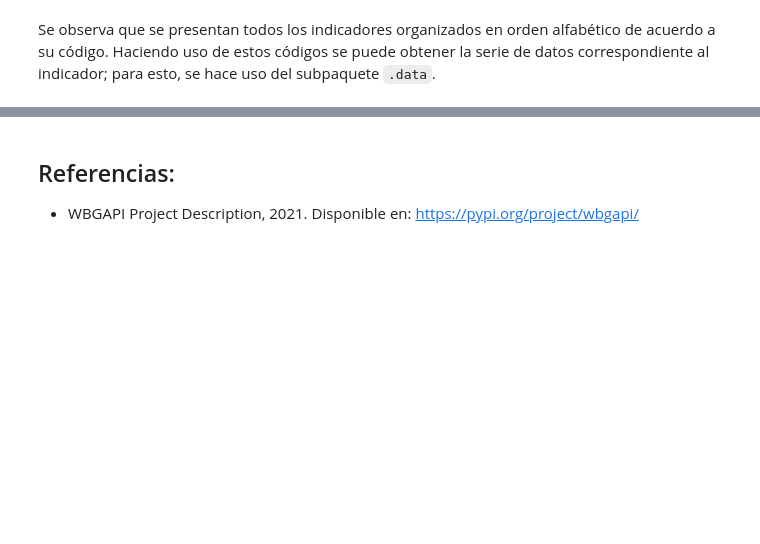
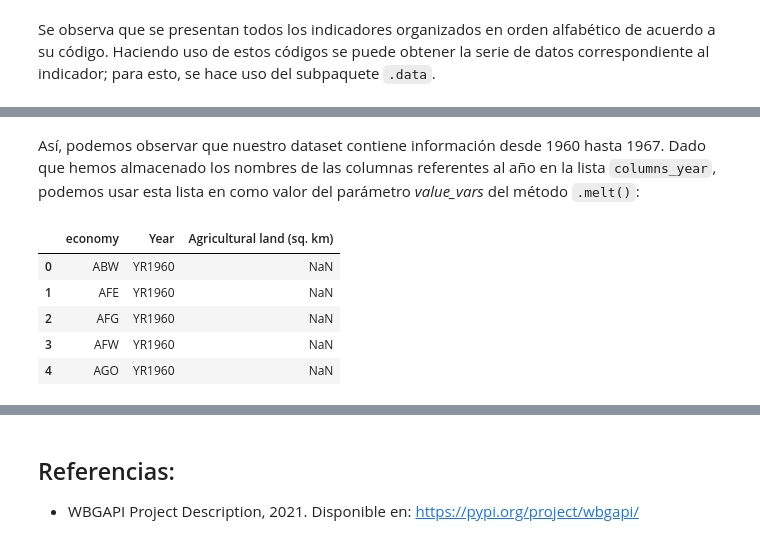
Before and after one commit to FabianTriana/Web-Scraping-Obtencion-Datos, a Jupyter notebook: Banco Mundial WBGAPI.ipynb, the cells around one changed output, grey strips where cells are left out. Drawn from its saved outputs; the diff is of its cells as text; code cells hidden in the pictures; blank space fills up the shorter version.

```diff
--- a/Banco Mundial WBGAPI.ipynb
+++ b/Banco Mundial WBGAPI.ipynb
@@ -174,0 +207,4 @@ df.head()
+# %%
+# Columnas referentes al año:
+columns_year = df.columns[df.columns.str.contains('YR')]
+columns_year
@@ -174,0 +222,13 @@ df.head()
+# %% [markdown]
+Así, podemos observar que nuestro dataset contiene información desde 1960 hasta 1967. Dado que hemos almacenado los nombres de las columnas referentes al año en la lista `columns_year`, podemos usar esta lista en como valor del parámetro *value_vars* del método `.melt()`:
+# %%
+new_df = df.melt(id_vars = 'economy', value_vars = columns_year,
+                 var_name= 'Year', value_name = 'Agricultural land (sq. km)')
+new_df.head()
+# %% [output]
+|  | economy | Year | Agricultural land (sq. km) |
+| 0 | ABW | YR1960 | NaN |
+| 1 | AFE | YR1960 | NaN |
+| 2 | AFG | YR1960 | NaN |
+| 3 | AFW | YR1960 | NaN |
+| 4 | AGO | YR1960 | NaN |
```
Also changed, not shown: parts of 14 cells of this notebook.
